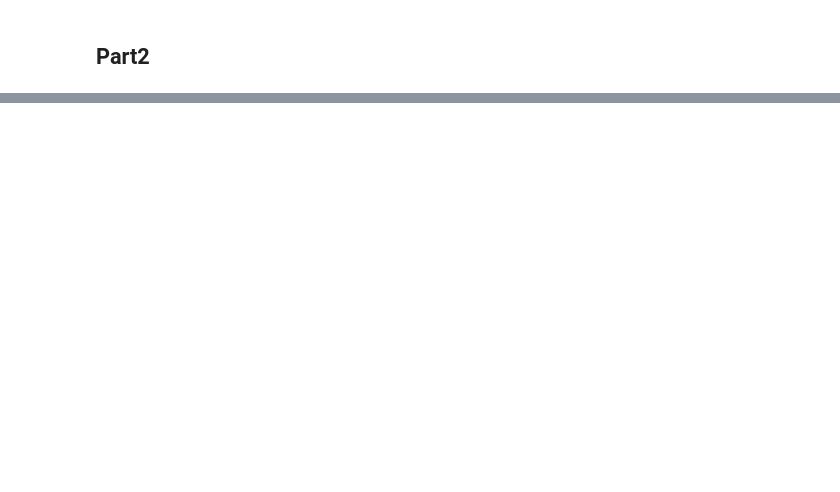
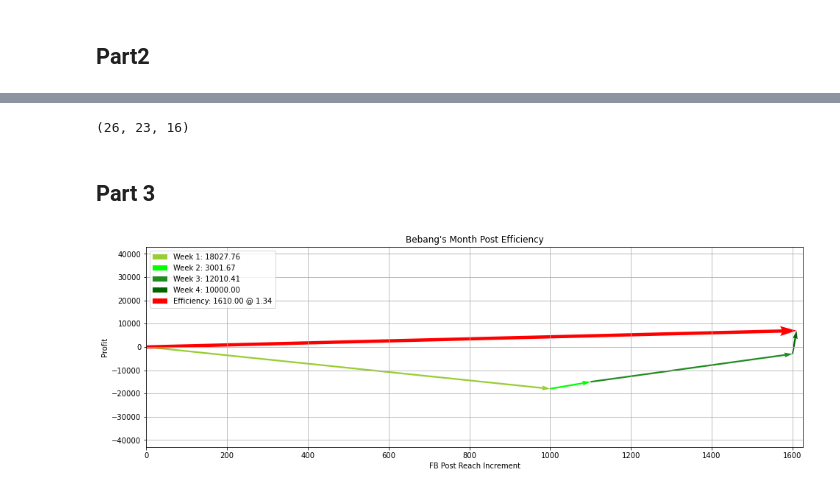
Before and after one commit to jovianparco/LinearAlgebra, a Jupyter notebook: Lab 2 Exercies.ipynb, the cells around one changed output, grey strips where cells are left out. Cells and saved outputs as stored; diff of their text form; code cells hidden in the pictures; blank space fills up the shorter version.

Commit message:
Done Lab3 part 3

```diff
--- a/Lab 2 Exercies.ipynb
+++ b/Lab 2 Exercies.ipynb
@@ -65,0 +72,79 @@ track_eagle(make_figs=False)
+# %%
+def eagle_kinematics(vector,multiplier):
+    if vector.shape == (4,):
+        first = np.sum(np.multiply([vector],[multiplier**3, multiplier**2, multiplier, 1]))
+        second = np.sum(np.multiply([3*vector[0],2*vector[1],vector[2]],[multiplier**2, multiplier, 1]))
+        third = np.sum(np.multiply([6*vector[0],2*vector[1]],[multiplier,1]))
+        return(first,second,third)
+    else:
+        print ("Need exaclty Four element to work")
+
+
+x = np.array([1,2,3,4])
+t = 2
+eagle_kinematics(x, t)
+# %% [output]
+(26, 23, 16)
+# %% [markdown]
+## Part 3
+# %%
+def month_profit_trace(profit, reach, make_figs=True): ## You can simplify/ optimize this code for extra points
+    if (profit.shape == (4,)) and (reach.shape == (4,)):
+        week1 = np.array((reach[0], profit[0]))
+        week2 = np.array((reach[1], profit[1]))
+        week3 = np.array((reach[2], profit[2]))
+        week4 = np.array((reach[3], profit[3]))
+
+        week_total = reach.sum(axis=0),profit.sum(axis=0)
+        week_performance = reach.sum(axis=0)
+        alpha = 10**-6
+        reach_gradient = np.arctan(np.divide(profit.sum(axis=0),np.add(reach.sum(axis=0),alpha)))
+
+
+        plt.figure(figsize=(16,5))
+        plt.title('Bebang\'s Month Post Efficiency')
+        plt.xlim(0,1.01*np.sum(reach))
+        plt.ylim(-np.sum(np.abs(profit)),np.sum(np.abs(profit)))
+        plt.xlabel('FB Post Reach Increment')
+        plt.ylabel('Profit')
+        plt.grid()
+        n = 2
+
+        plt.quiver(0,0, week1[0], week1[1],
+                   angles='xy', scale_units='xy',scale=1, color='yellowgreen', width=0.0025,
+                   label='Week 1: {:.2f}'.format(np.linalg.norm(week1)))
+
+        plt.quiver(week1[0],week1[1], week2[0], week2[1],
+                   angles='xy', scale_units='xy',scale=1, color='lime', width=0.0025,
+                   label='Week 2: {:.2f}'.format(np.linalg.norm(week2)))
+
+        plt.quiver(np.add(week1[0],week2[0]),np.add(week1[1],week2[1]),week3[0], week3[1],
+                   angles='xy', scale_units='xy',scale=1, color='forestgreen', width=0.0025,
+                   label='Week 3: {:.2f}'.format(np.linalg.norm(week3)))
+
+        plt.quiver(week1[0]+week2[0]+week3[0],week2[1]+week3[1]+week1[1],week4[0], week4[1],
+                   angles='xy', scale_units='xy',scale=1, color='darkgreen', width=0.0025,
+                   label='Week 4: {:.2f}'.format(np.linalg.norm(week4)))
+
+        ## put necessary vector plotting code here
+
+        plt.quiver(0,0, week_total[0], week_total[1],
+                   angles='xy', scale_units='xy',scale=1, color='red', width=0.005,
+                  label='Efficiency: {:.2f} @ {:.2f}'.format(week_performance, reach_gradient))
+
+        plt.legend(loc='upper left')
+
+        if make_figs:
+            plt.savefig(f'LinAlg-Lab2-Bebang Post Eff-{int(week_performance)}@{int(reach_gradient)}.png', dpi=300)
+
+        plt.show()
+
+    else:
+        print('Dimension error') ## Make a more appropriate error statement.
+
+profit= np.array([-18000, 3000, 12000, 10000])    ## You can change the values to make different scenarios
+reach = np.array([1000, 100, 500, 10])             ## You can change the values to make different scenarios
+
+month_profit_trace(profit, reach, make_figs=False)
+# %% [output]
+[figure, added]
```
Also changed, not shown: parts of 2 cells of this notebook, 1 other file.
